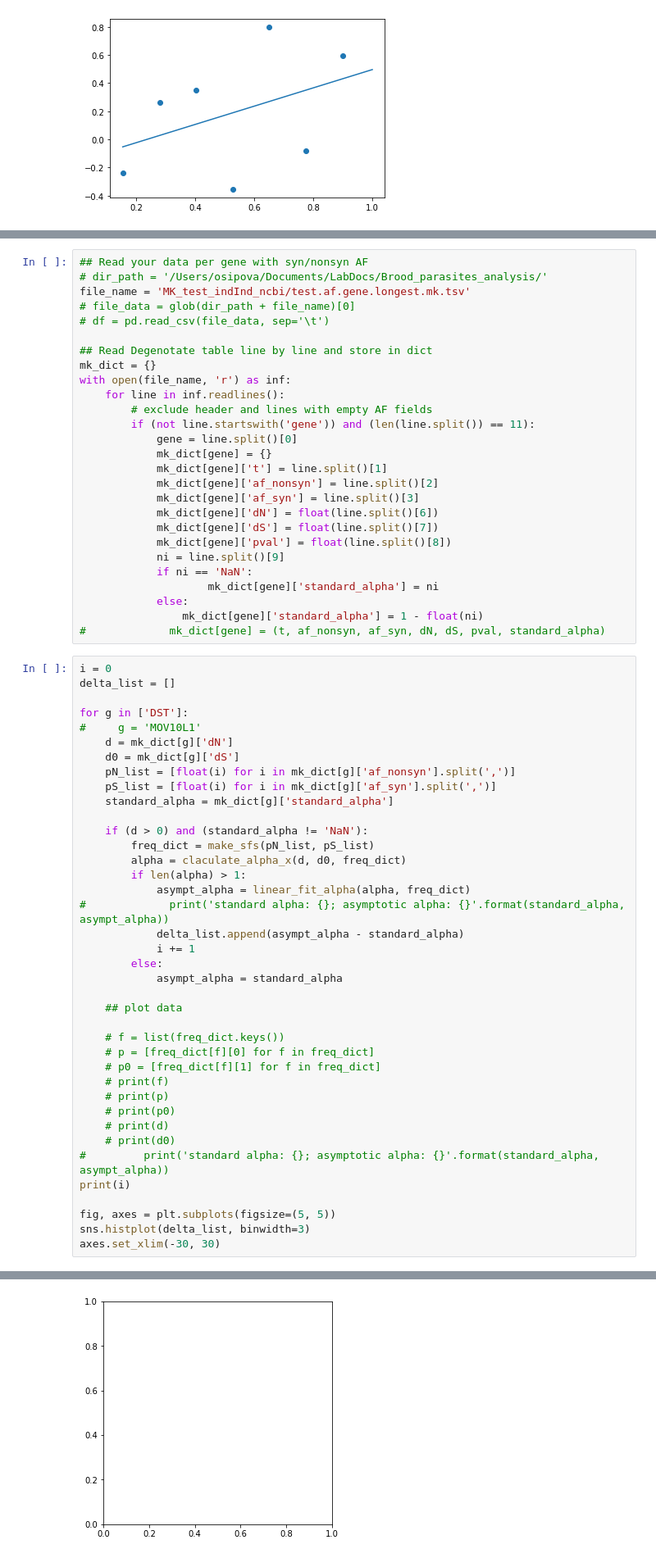
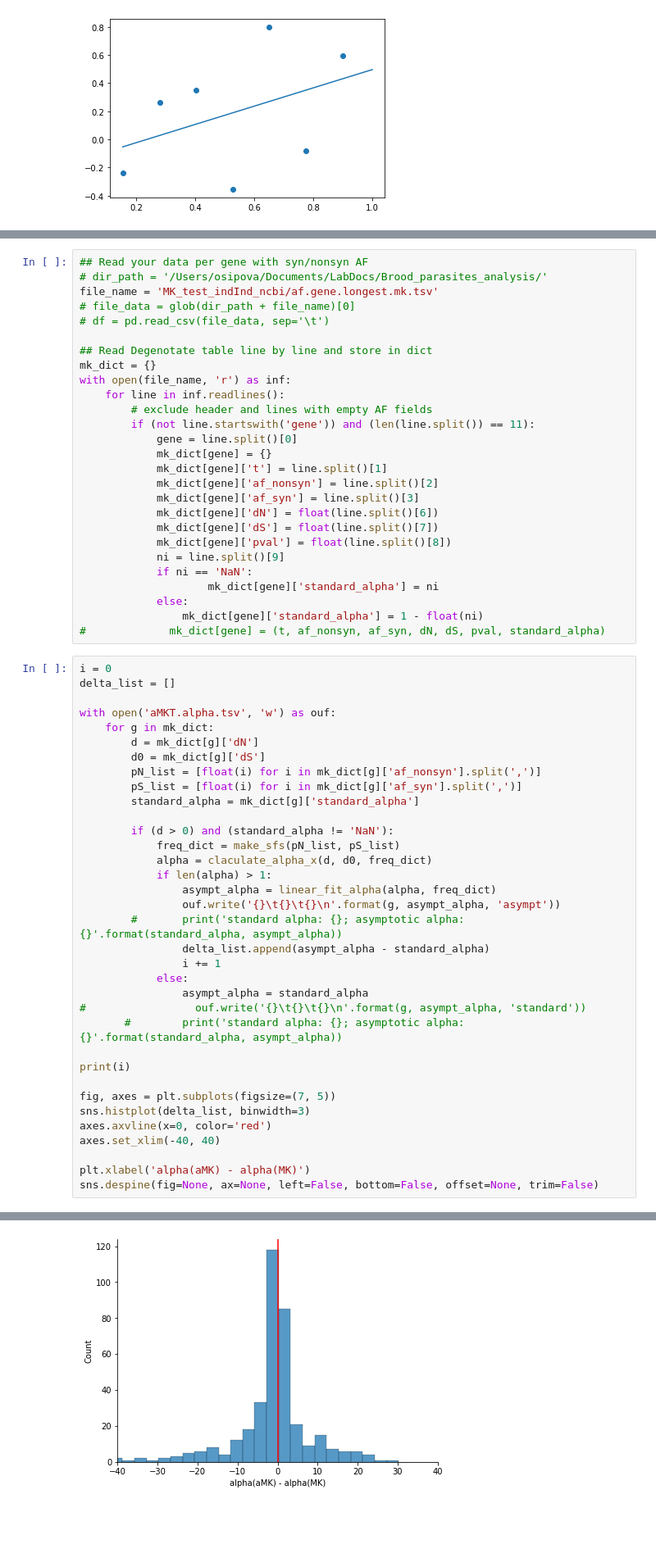
Before and after one commit to osipovarev/Brood_parasites_analysis, a Jupyter notebook: mk_extensions.ipynb, the cells around one changed output, grey strips where cells are left out. Shown at 82% size. Saved outputs shown, nothing was run; the diff lists cells and outputs as text; blank space fills up the shorter version.

```diff
--- a/mk_extensions.ipynb
+++ b/mk_extensions.ipynb
@@ -233,7 +225,7 @@ print(AF_syn)
 # %%
 ## Read your data per gene with syn/nonsyn AF
 # dir_path = '/Users/osipova/Documents/LabDocs/Brood_parasites_analysis/'
-file_name = 'MK_test_indInd_ncbi/test.af.gene.longest.mk.tsv'
+file_name = 'MK_test_indInd_ncbi/af.gene.longest.mk.tsv'
 # file_data = glob(dir_path + file_name)[0]
 # df = pd.read_csv(file_data, sep='\t')
 
@@ -261,39 +253,35 @@ with open(file_name, 'r') as inf:
 i = 0
 delta_list = []
 
-for g in ['DST']:
-#     g = 'MOV10L1'
-    d = mk_dict[g]['dN']
-    d0 = mk_dict[g]['dS']
-    pN_list = [float(i) for i in mk_dict[g]['af_nonsyn'].split(',')]
-    pS_list = [float(i) for i in mk_dict[g]['af_syn'].split(',')]
-    standard_alpha = mk_dict[g]['standard_alpha']
+with open('aMKT.alpha.tsv', 'w') as ouf:
+    for g in mk_dict:
+        d = mk_dict[g]['dN']
+        d0 = mk_dict[g]['dS']
+        pN_list = [float(i) for i in mk_dict[g]['af_nonsyn'].split(',')]
+        pS_list = [float(i) for i in mk_dict[g]['af_syn'].split(',')]
+        standard_alpha = mk_dict[g]['standard_alpha']
 
-    if (d > 0) and (standard_alpha != 'NaN'):
-        freq_dict = make_sfs(pN_list, pS_list)
-        alpha = claculate_alpha_x(d, d0, freq_dict)
-        if len(alpha) > 1:
-            asympt_alpha = linear_fit_alpha(alpha, freq_dict)
-#             print('standard alpha: {}; asymptotic alpha: {}'.format(standard_alpha, asympt_alpha))
-            delta_list.append(asympt_alpha - standard_alpha)
-            i += 1
-        else:
-            asympt_alpha = standard_alpha
+        if (d > 0) and (standard_alpha != 'NaN'):
+            freq_dict = make_sfs(pN_list, pS_list)
+            alpha = claculate_alpha_x(d, d0, freq_dict)
+            if len(alpha) > 1:
+                asympt_alpha = linear_fit_alpha(alpha, freq_dict)
+                ouf.write('{}\t{}\t{}\n'.format(g, asympt_alpha, 'asympt'))
+        #       print('standard alpha: {}; asymptotic alpha: {}'.format(standard_alpha, asympt_alpha))
+                delta_list.append(asympt_alpha - standard_alpha)
+                i += 1
+            else:
+                asympt_alpha = standard_alpha
+#                 ouf.write('{}\t{}\t{}\n'.format(g, asympt_alpha, 'standard'))
+       #        print('standard alpha: {}; asymptotic alpha: {}'.format(standard_alpha, asympt_alpha))
 
-    ## plot data
-
-    # f = list(freq_dict.keys())
-    # p = [freq_dict[f][0] for f in freq_dict]
-    # p0 = [freq_dict[f][1] for f in freq_dict]
-    # print(f)
-    # print(p)
-    # print(p0)
-    # print(d)
-    # print(d0)
-#         print('standard alpha: {}; asymptotic alpha: {}'.format(standard_alpha, asympt_alpha))
 print(i)
 
-fig, axes = plt.subplots(figsize=(5, 5))
+fig, axes = plt.subplots(figsize=(7, 5))
 sns.histplot(delta_list, binwidth=3)
-axes.set_xlim(-30, 30)
+axes.axvline(x=0, color='red')
+axes.set_xlim(-40, 40)
+
+plt.xlabel('alpha(aMK) - alpha(MK)')
+sns.despine(fig=None, ax=None, left=False, bottom=False, offset=None, trim=False)
 # %% [output]
@@ -302,2 +289,2 @@ ValueError: `bins` must be positive, when an integer
-[figure, old version]
+[figure, new version]
 # %%
```
Also changed, not shown: parts of 12 cells of this notebook.
